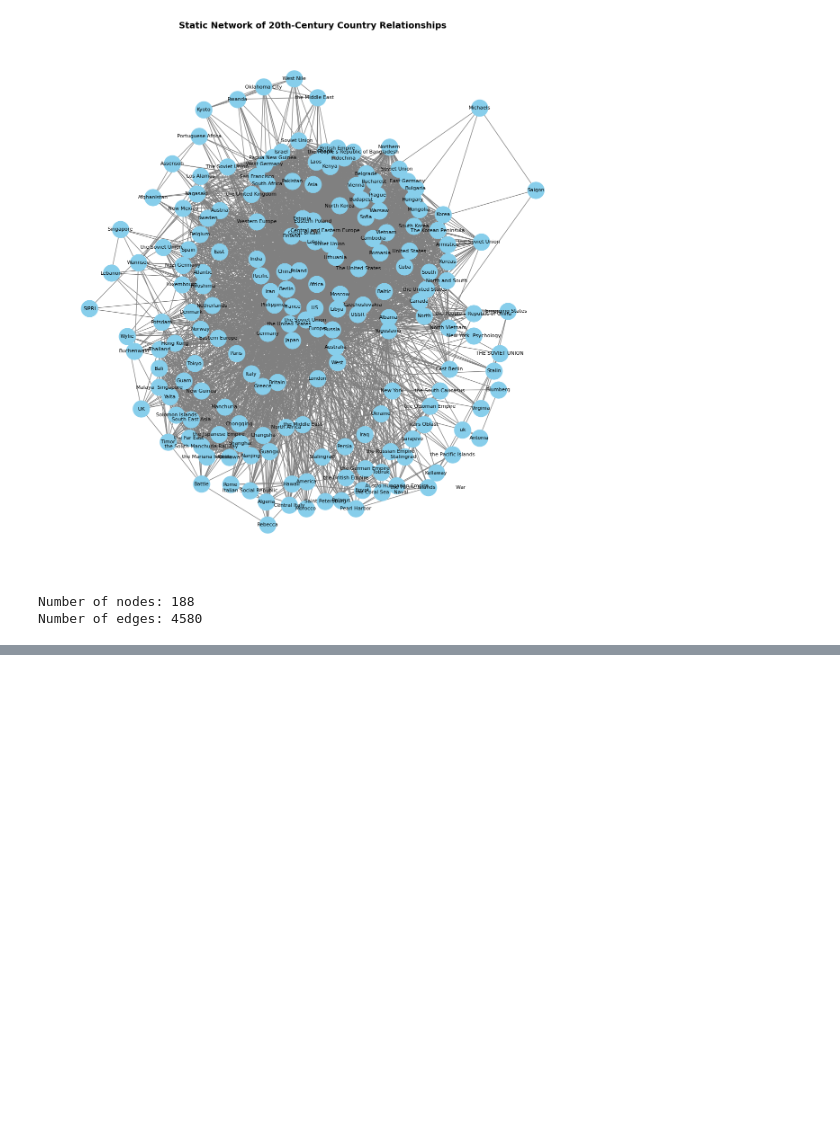
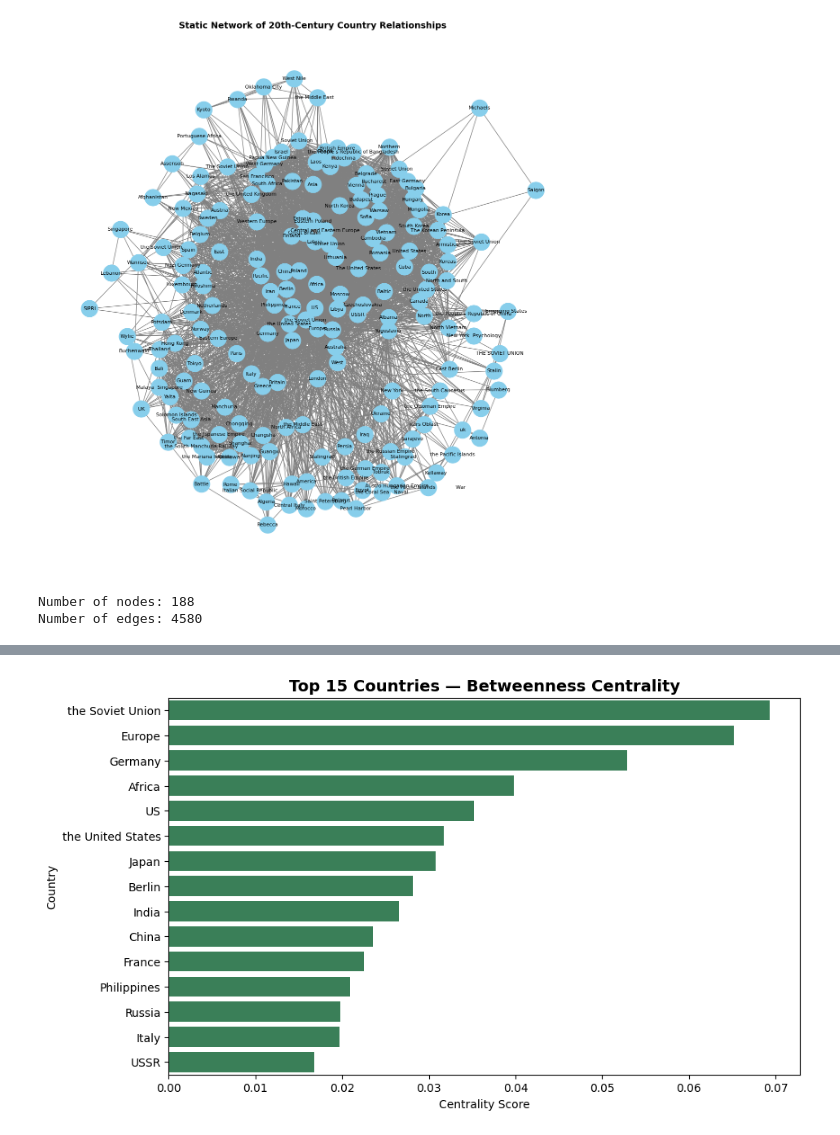
Before and after one commit to boukaskasbrahim/20th-century, a Jupyter notebook: Script/1.7_Creating_Network_Visualizations.ipynb, the cells around one changed output, grey strips where cells are left out. Saved outputs shown, nothing was run; the diff lists cells and outputs as text; code cells hidden in the pictures; blank space fills up the shorter version.

```diff
--- a/Script/1.7_Creating_Network_Visualizations.ipynb
+++ b/Script/1.7_Creating_Network_Visualizations.ipynb
@@ -111,0 +147,16 @@ net.show("../20th_century_network.html")
+# %%
+# calculating betweenness centrality
+betweenness_centrality = nx.betweenness_centrality(G)
+bet_df = pd.DataFrame(list(betweenness_centrality.items()), columns=['Country', 'Betweenness'])
+bet_df = bet_df.sort_values(by='Betweenness', ascending=False)
+
+# visualizing top 15 countries
+plt.figure(figsize=(10,6))
+sns.barplot(data=bet_df.head(15), x='Betweenness', y='Country', color='seagreen')
+plt.title("Top 15 Countries — Betweenness Centrality", fontsize=14, weight='bold')
+plt.xlabel("Centrality Score")
+plt.ylabel("Country")
+plt.savefig('../Img/Screenshots/betweenness_centrality.png', dpi=300, bbox_inches='tight')
+plt.show()
+# %% [output]
+[figure, added]
```
Also changed, not shown: parts of 3 cells of this notebook, 3 other files.
